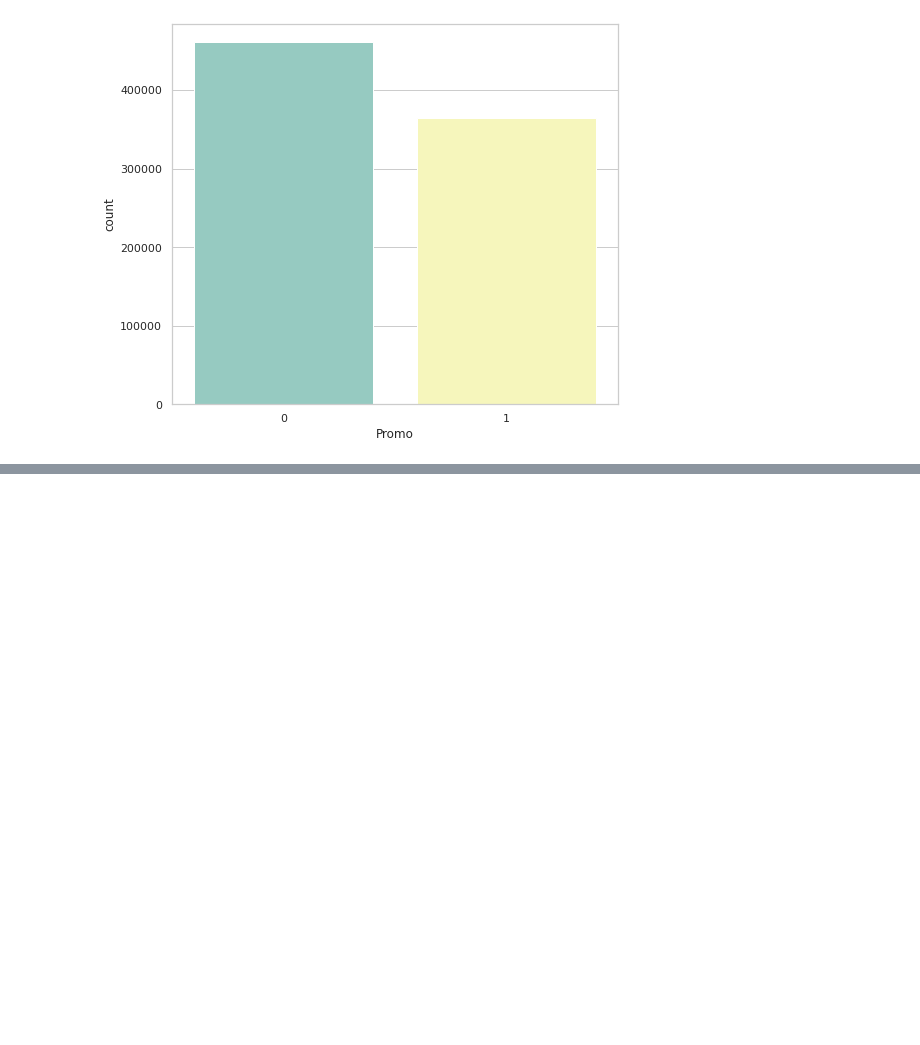
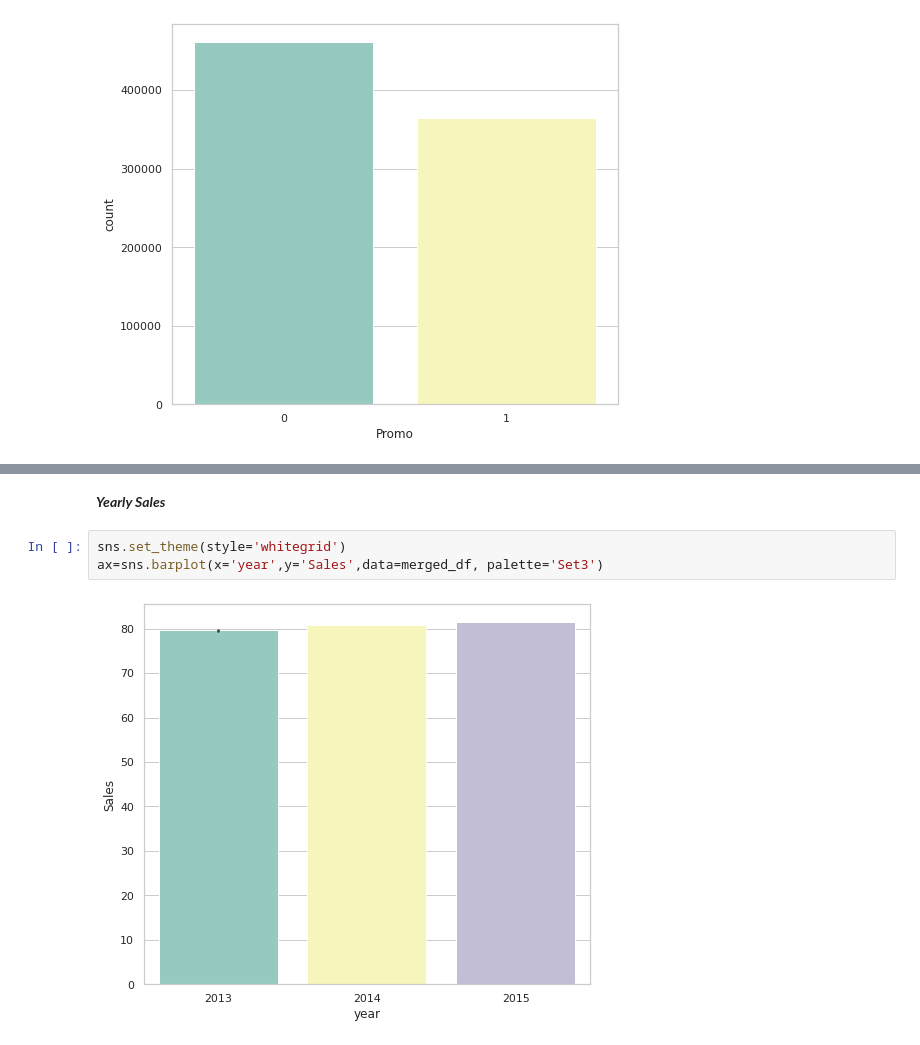
Before and after one commit to aditi10998/Rossmann_sales_prediction, a Jupyter notebook: Copy_of_Rossmann_Sales_Prediction_Capstone_Project.ipynb, the cells around one changed output, grey strips where cells are left out. Saved outputs shown, nothing was run; the diff lists cells and outputs as text; blank space fills up the shorter version.

```diff
--- a/Copy_of_Rossmann_Sales_Prediction_Capstone_Project.ipynb
+++ b/Copy_of_Rossmann_Sales_Prediction_Capstone_Project.ipynb
@@ -501,0 +549,7 @@ SyntaxError: ignored
+# %% [markdown]
+***Yearly Sales***
+# %%
+sns.set_theme(style='whitegrid')
+ax=sns.barplot(x='year',y='Sales',data=merged_df, palette='Set3')
+# %% [output]
+[figure, added]
```
Also changed, not shown: parts of 54 cells of this notebook.
